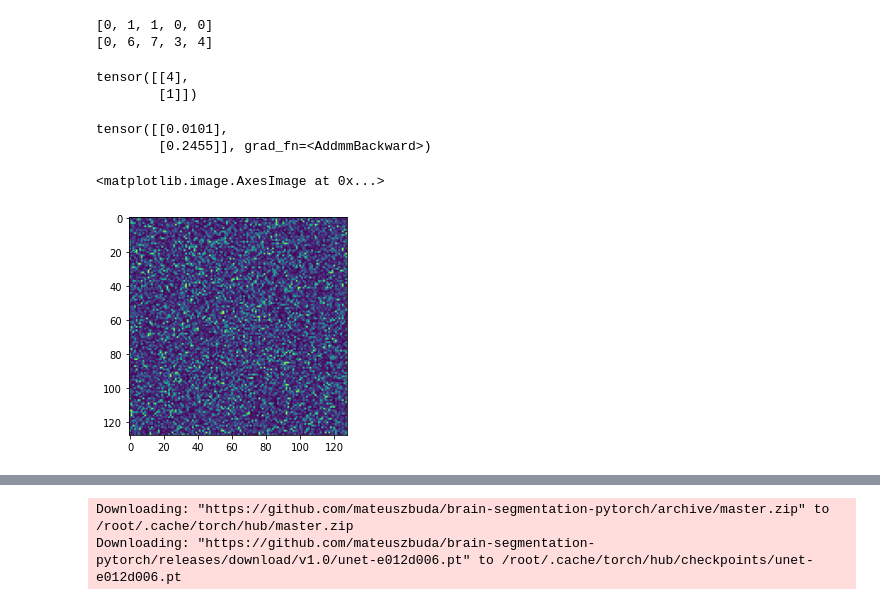
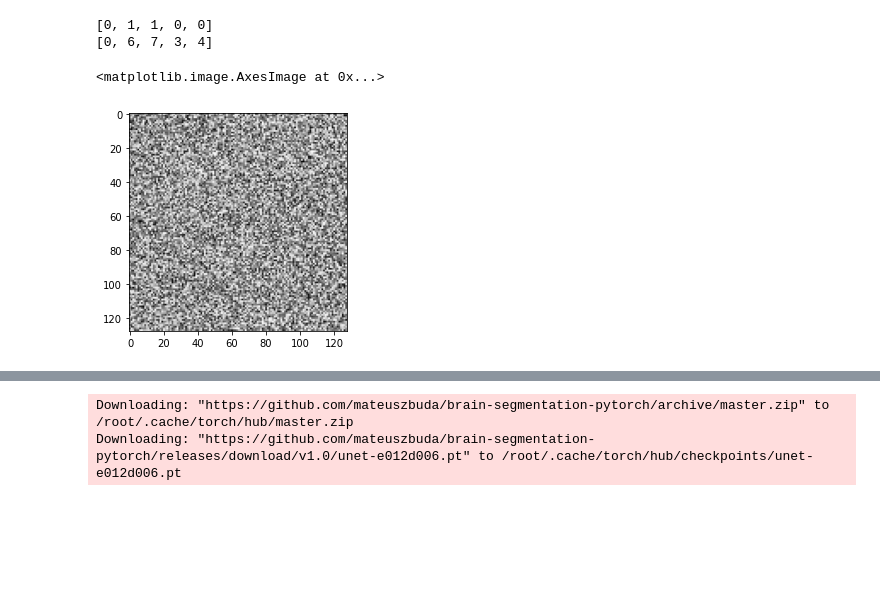
Before and after one commit to surajsrivathsa/image_registration, a Jupyter notebook: Disentangled_Latent_space_for_MRI_Harmonization.ipynb, the cells around one changed output, grey strips where cells are left out. Drawn from its saved outputs; the diff is of its cells as text; code cells hidden in the pictures; blank space fills up the shorter version.

```diff
--- a/Disentangled_Latent_space_for_MRI_Harmonization.ipynb
+++ b/Disentangled_Latent_space_for_MRI_Harmonization.ipynb
@@ -773,18 +690,12 @@ print(rnd_lst)
 # %% [output]
 [0, 1, 1, 0, 0]
 [0, 6, 7, 3, 4]
-# %%
-x.unsqueeze(1)
-# %% [output]
-tensor([[4],
-        [1]])
-# %%
-t
-# %% [output]
-tensor([[0.0101],
-        [0.2455]], grad_fn=<AddmmBackward>)
+# %%
+sample_beta = torch.randn(size=(4, 5, 128, 128))
+sgmd = nn.Sigmoid()
+sample_beta = sgmd(sample_beta)
 # %%
-plt.imshow(o[0, 0, :, :].detach().numpy())
+plt.imshow(sample_beta[0,0,:,:], cmap="Greys_r")
 # %% [output]
 <matplotlib.image.AxesImage at 0x...>
-[figure, old version]
+[figure, new version]
```
Also changed, not shown: parts of 95 cells of this notebook.
